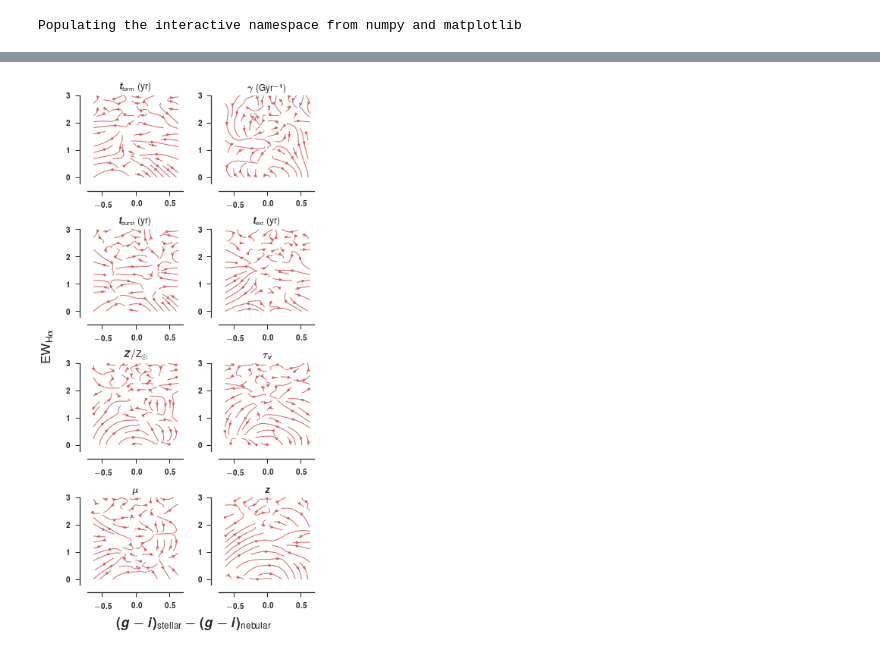
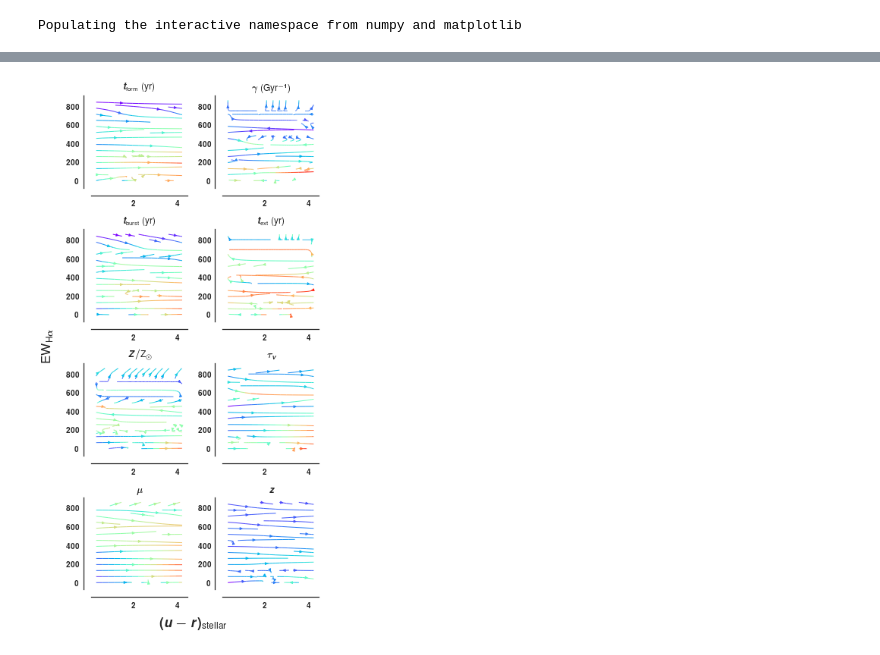
Before and after one commit to ajmejia/photo-ew, a Jupyter notebook: notebooks/proof-of-concept.ipynb, the cells around one changed output, grey strips where cells are left out. Drawn from its saved outputs; the diff is of its cells as text; code cells hidden in the pictures.

```diff
--- a/notebooks/proof-of-concept.ipynb
+++ b/notebooks/proof-of-concept.ipynb
@@ -216,0 +217,35 @@ xi, yi = meshgrid(linspace(x.min(),x.max(),20), linspace(y.min(),y.max(),20), in
+# %%
+x_binned = pd.cut(x, 10)
+sr = pd.Series(y)
+gr = sr.groupby(x_binned)
+print gr.count()
+sg = pd.DataFrame()
+for name in sorted(gr.groups):
+    sg = sg.append(pd.DataFrame({"bin": name, "y": gr.get_group(name)}), ignore_index=True)
+
+sns.set(style="white", rc={"axes.facecolor": (0, 0, 0, 0)})
+pal = sns.cubehelix_palette(10, rot=.25, light=.7)
+g = sns.FacetGrid(sg, row="bin", hue="bin", aspect=15, size=.5, palette=pal)
+
+g.map(sns.kdeplot, "y", clip_on=False, shade=True, alpha=1, lw=1.5, bw=.2)
+g.map(sns.kdeplot, "y", clip_on=False, color="w", lw=2, bw=.2)
+# g.map(plt.hist, "y", bins=20, range=(0, 800), histtype="stepfilled", lw=1.5)
+# g.map(plt.hist, "y", bins=20, range=(0, 800), histtype="step", color="w", lw=2)
+g.map(plt.axhline, y=0, lw=2, clip_on=False)
+
+# Define and use a simple function to label the plot in axes coordinates
+def label(x, color, label):
+    ax = plt.gca()
+    ax.text(1.0, 0.2, label, fontweight="bold", color=color,
+            ha="right", va="center", transform=ax.transAxes)
+
+g.map(label, "y")
+# for ax in g.axes.ravel()[:-1]: ax.set_xticks([])
+
+# Set the subplots to overlap
+g.fig.subplots_adjust(hspace=-.25)
+
+# Remove axes details that don't play will with overlap
+g.set_titles("")
+g.set(yticks=[])
+g.despine(bottom=True, left=True)
@@ -217,4 +266,7 @@ xi, yi = meshgrid(linspace(x.min(),x.max(),20), linspace(y.min(),y.max(),20), in
 # %%
+x, y = ur_ste, ew_neb
+xi, yi = meshgrid(linspace(x.min(),x.max(),20), linspace(y.min(),y.max(),20), indexing="xy")
+
 zs = (
     log10(ssag.sample.t_form),
     ssag.sample.gamma,
@@ -230,34 +282,33 @@ labels = (
     r"$t_\text{form}$ (yr)",
     r"$\gamma$ (Gyr$^{-1}$)",
     r"$t_\text{burst}$ (yr)",
     r"$t_\text{ext}$ (yr)",
     r"$Z/\text{Z}_\odot$",
     r"$\tau_V$",
     r"$\mu$",
     r"$z$"
 )
 
 fig, axs = subplots(4, 2, figsize=(5, 10), sharex=True, sharey=True)
 axs = axs.ravel()
 sns.despine(offset=10)
 
 for i in xrange(axs.size):
     mask = ~isnan(zs[i])
     interp = Rbf(x[mask], y[mask], zs[i][mask], function="linear")
     zi = interp(xi, yi)
     dy, dx = np.gradient(zi)
 
 #     x_binned, x_bins = pd.cut(x, 10, retbins=True)
 #     x_cent = (x_bins[1:] + x_bins[:-1])*0.5
 #     y_medi = pd.Series(y).groupby(x_binned).median().values
 #     start_at = column_stack((x_cent, y_medi))
 
-    axs[i].streamplot(xi, yi, dx, dy, color="r", density=0.5, linewidth=1.0, arrowsize=0.7)
+    axs[i].streamplot(xi, yi, dx, dy, color=zi, density=0.5, linewidth=1.0, arrowsize=0.7, cmap=cm.rainbow)
     axs[i].set_title(labels[i], size="medium")
 
-fig.text(0.5, 0.0, r"$(%s-%s)_\text{stellar}-(%s-%s)_\text{nebular}$"%(lb_sdss_res[1], lb_sdss_res[3], lb_sdss_res[1], lb_sdss_res[3]),
-         size="x-large", ha="center", va="top")
+fig.text(0.5, 0.0, r"$(%s-%s)_\text{stellar}$"%(lb_sdss_res[ib], lb_sdss_res[jb]), size="x-large", ha="center", va="top")
 fig.text(0.0, 0.5, r"$\text{EW}_{\text{H}\alpha}$", size="x-large", ha="right", va="center", rotation="vertical")
 fig.tight_layout()
 # %% [output]
-[figure, old version]
+[figure, new version]
```
Also changed, not shown: parts of 8 cells of this notebook, 2 other files.
